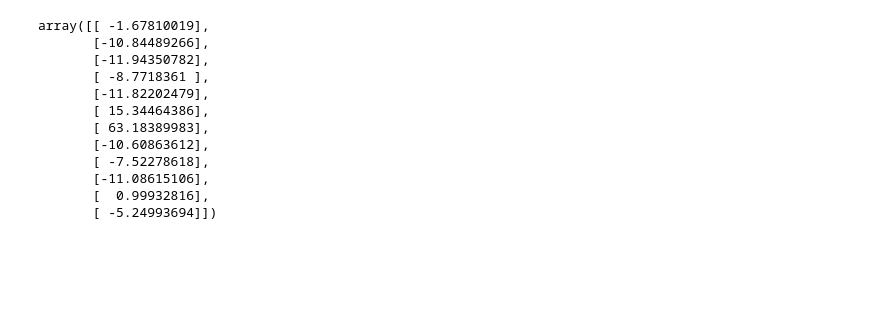
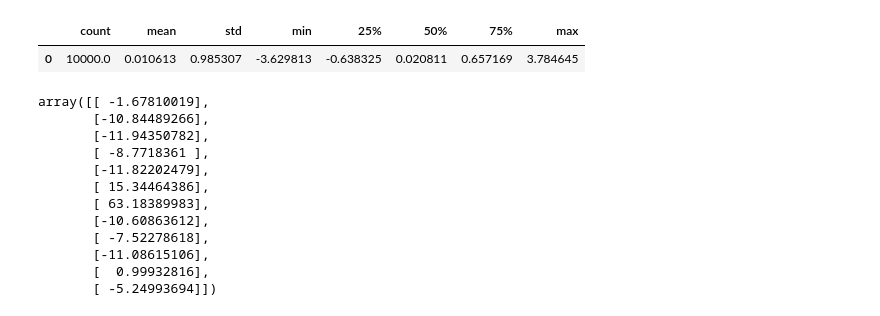
Before and after one commit to furukawa-laboratory/workout_report_2019, a Jupyter notebook: trainee/harada/前処理入門_ビギナー/Untitled.ipynb, the cells around one changed output. Cells and saved outputs as stored; diff of their text form; code cells hidden in the pictures; blank space fills up the shorter version.

```diff
--- a/trainee/harada/前処理入門_ビギナー/Untitled.ipynb
+++ b/trainee/harada/前処理入門_ビギナー/Untitled.ipynb
@@ -1,3 +1,12 @@
+# %%
+import numpy as np
+import pandas as pd
+
+arr = np.random.randn(100,100)
+pd.DataFrame(pd.Series(arr.ravel()).describe()).transpose()
+# %% [output]
+|  | count | mean | std | min | 25% | 50% | 75% | max |
+| 0 | 10000.0 | 0.010613 | 0.985307 | -3.629813 | -0.638325 | 0.020811 | 0.657169 | 3.784645 |
 # %%
 import numpy as np
 import matplotlib.pyplot as plt
```
Also changed, not shown: 1 other file.
